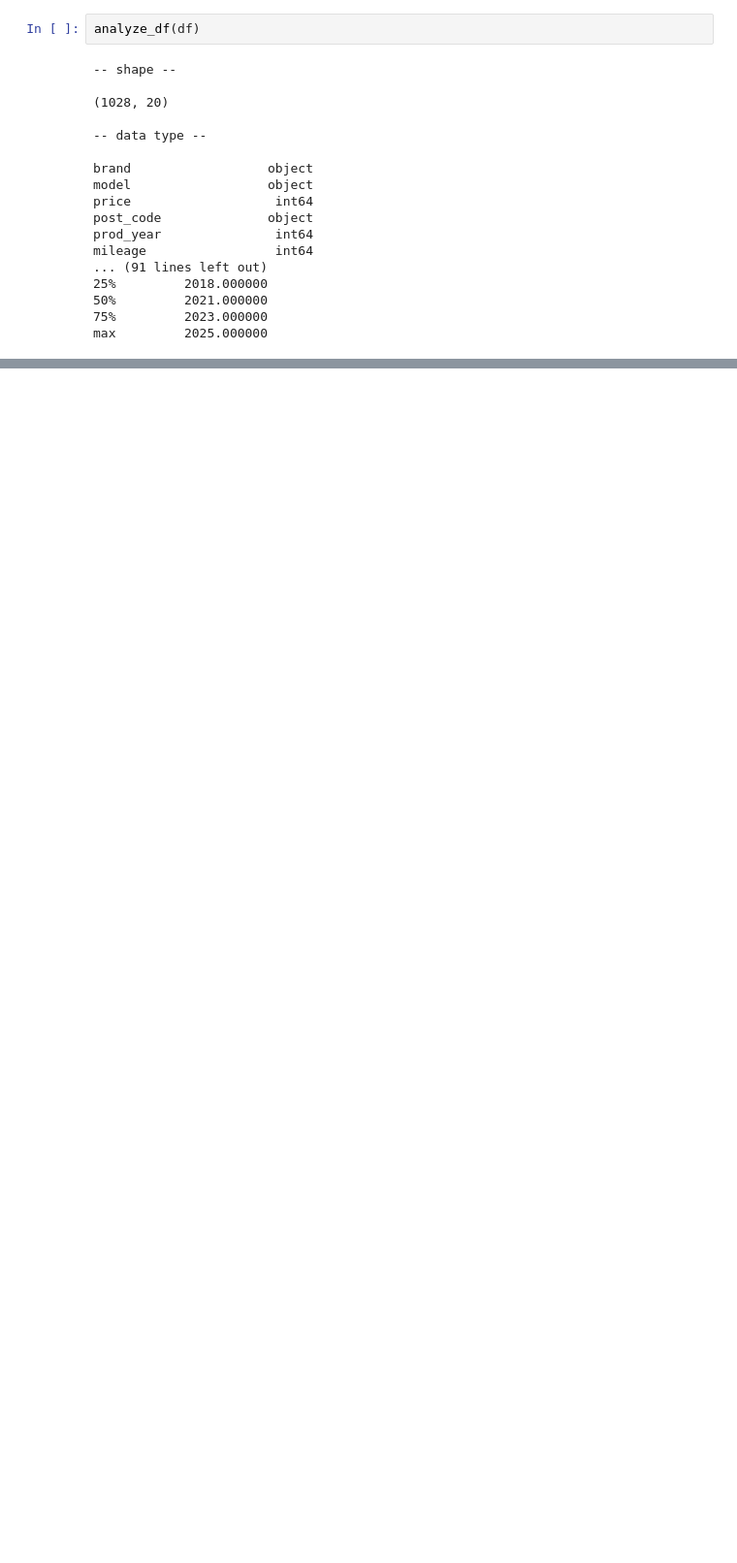
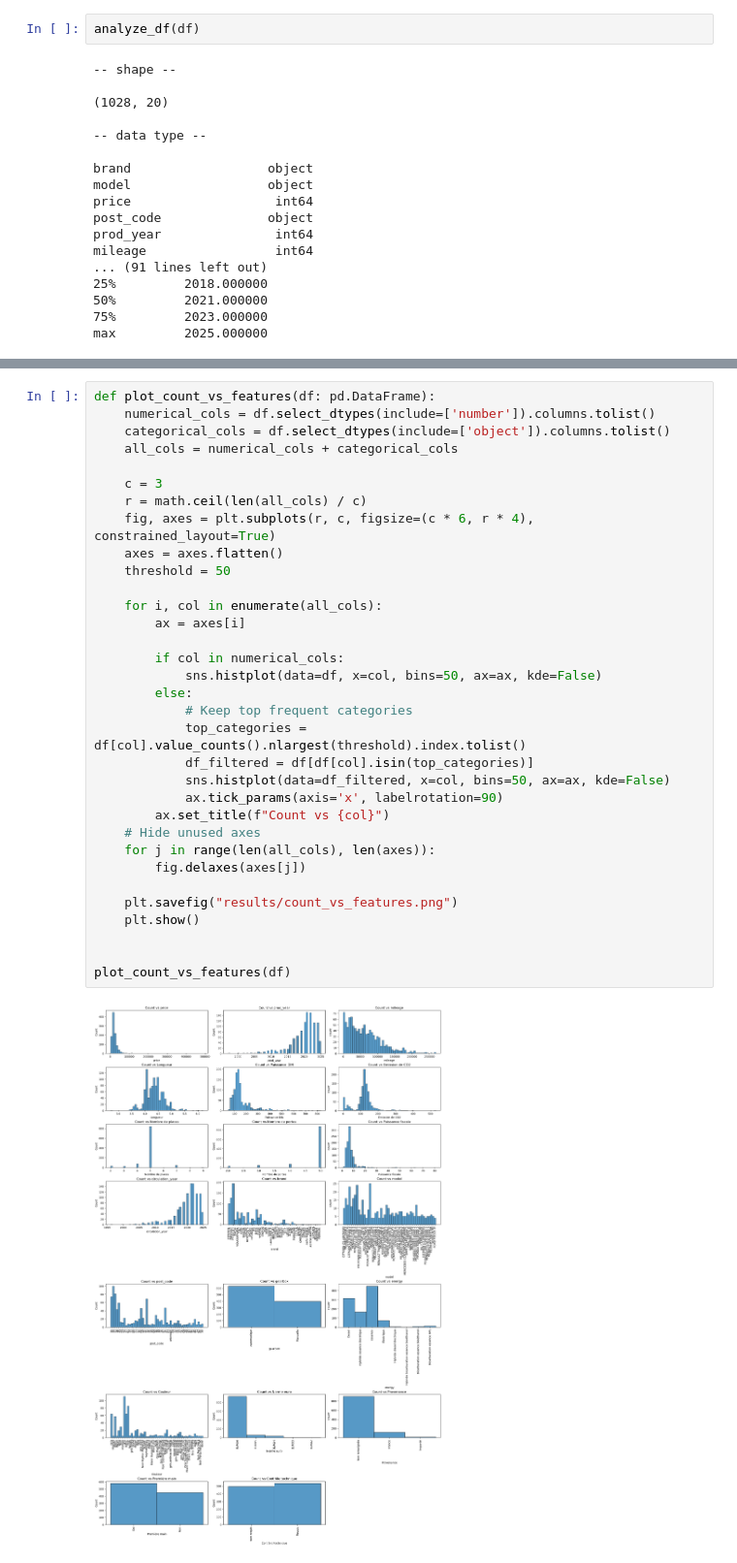
Before and after one commit to yuyan-z/CarPricePrediction, a Jupyter notebook: EDA.ipynb, the cells around one changed output, grey strips where cells are left out. Shown at 97% size. Cells and saved outputs as stored; diff of their text form; blank space fills up the shorter version.

```diff
--- a/EDA.ipynb
+++ b/EDA.ipynb
@@ -53 +59,36 @@ max         2025.000000
+# %%
+def plot_count_vs_features(df: pd.DataFrame):
+    numerical_cols = df.select_dtypes(include=['number']).columns.tolist()
+    categorical_cols = df.select_dtypes(include=['object']).columns.tolist()
+    all_cols = numerical_cols + categorical_cols
+
+    c = 3
+    r = math.ceil(len(all_cols) / c)
+    fig, axes = plt.subplots(r, c, figsize=(c * 6, r * 4), constrained_layout=True)
+    axes = axes.flatten()
+    threshold = 50
+
+    for i, col in enumerate(all_cols):
+        ax = axes[i]
+
+        if col in numerical_cols:
+            sns.histplot(data=df, x=col, bins=50, ax=ax, kde=False)
+        else:
+            # Keep top frequent categories
+            top_categories = df[col].value_counts().nlargest(threshold).index.tolist()
+            df_filtered = df[df[col].isin(top_categories)]
+            sns.histplot(data=df_filtered, x=col, bins=50, ax=ax, kde=False)
+            ax.tick_params(axis='x', labelrotation=90)
+        ax.set_title(f"Count vs {col}")
+    # Hide unused axes
+    for j in range(len(all_cols), len(axes)):
+        fig.delaxes(axes[j])
+
+    plt.savefig("results/count_vs_features.png")
+    plt.show()
+
+
+plot_count_vs_features(df)
+# %% [output]
+[figure, added]
 # %%
```
Also changed, not shown: parts of 8 cells of this notebook, 3 other files.
